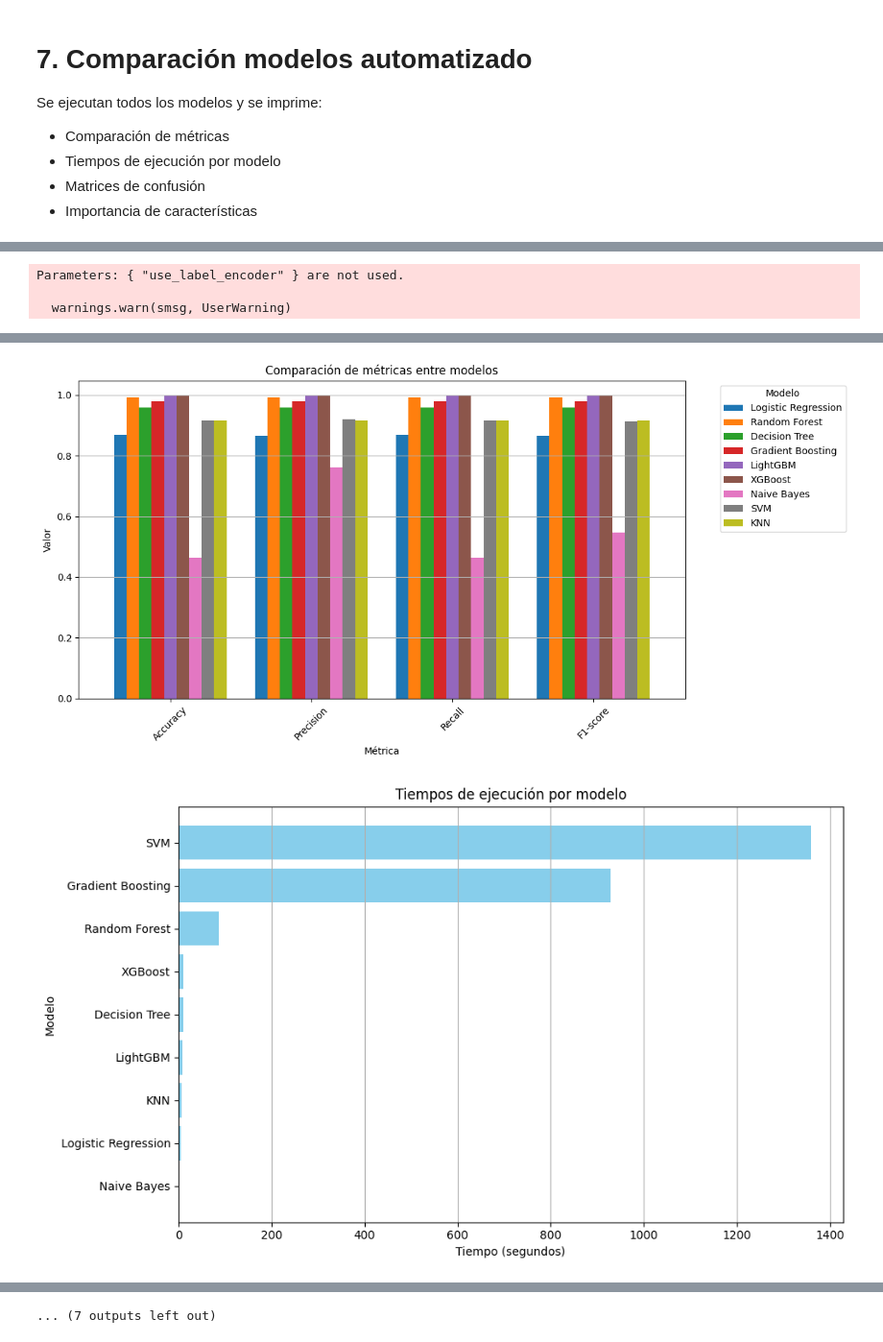
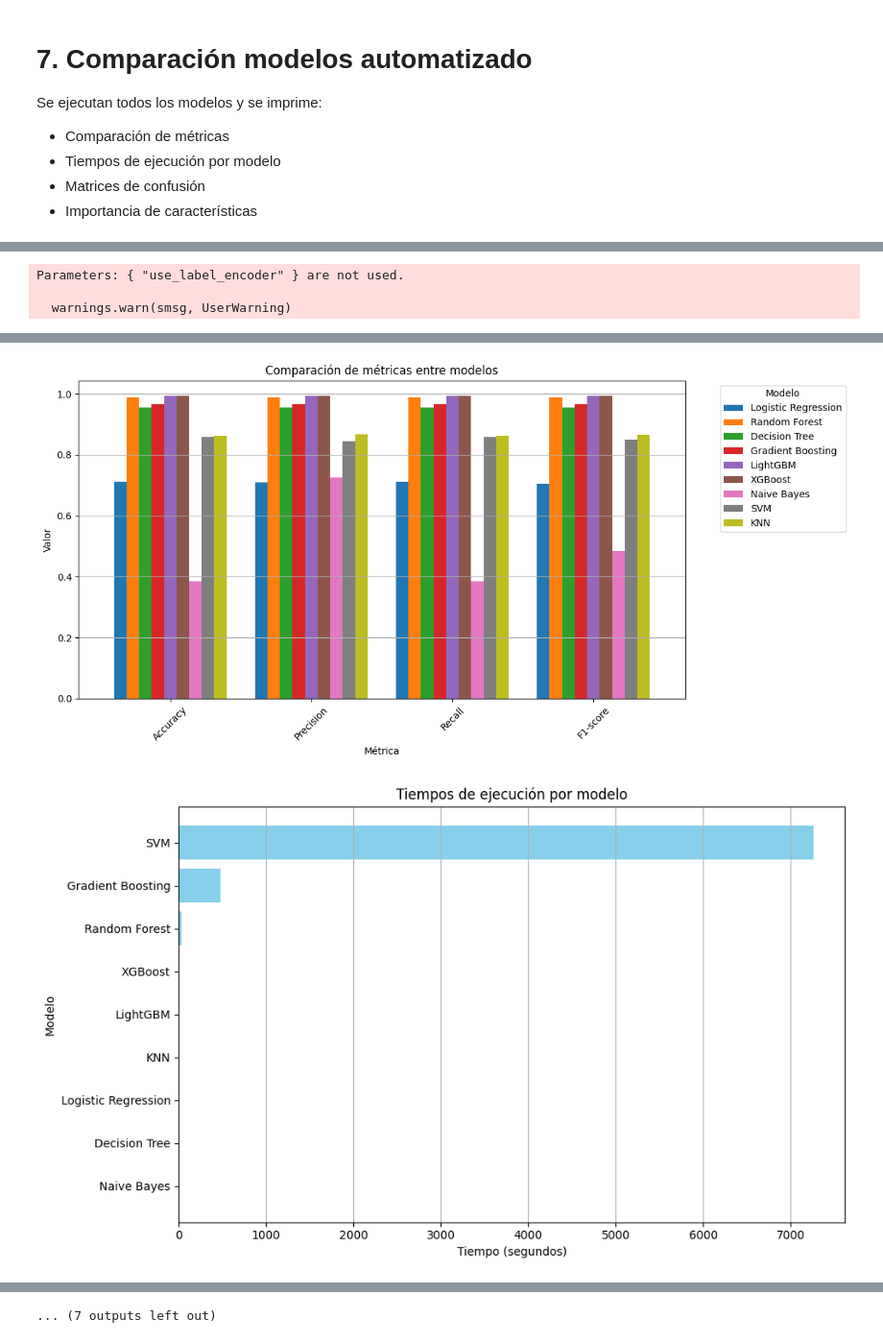
Before and after one commit to adriani94bil/Mantenimiento_Predictivo_PBL_grupo02, a Jupyter notebook: src/7_comparacion_modelos.ipynb, the cells around one changed output, grey strips where cells are left out. Shown at 96% size. Cells and saved outputs as stored; diff of their text form; code cells hidden in the pictures.

Commit message:
subida de todos los notebooks de los modelos

```diff
--- a/src/7_comparacion_modelos.ipynb
+++ b/src/7_comparacion_modelos.ipynb
@@ -25,23 +25,18 @@ from sklearn.model_selection import train_test_split
 import seaborn as sns
 import matplotlib.pyplot as plt
 
-# Cargar el dataset
-df = pd.read_csv("ultimate.csv")
+df = pd.read_csv("df_reduced.csv")
 
-# Separar características y etiquetas
 X = df.drop(columns=["Hz", "medida", "Tipo"])
 y = df["Tipo"]
 
-# Codificar etiquetas
 label_encoder = LabelEncoder()
 y_encoded = label_encoder.fit_transform(y)
 
-# División en entrenamiento y prueba con estratificación
 X_train, X_test, y_train, y_test = train_test_split(
     X, y_encoded, test_size=0.2, random_state=42, stratify=y_encoded
 )
 
-# Modelos con indicación de necesidad de escalado
 models = {
     'Logistic Regression': (LogisticRegression(max_iter=1000, random_state=42), True),
     'Random Forest': (RandomForestClassifier(n_estimators=100, random_state=42), False),
@@ -54,16 +49,13 @@ models = {
     'KNN': (KNeighborsClassifier(n_neighbors=5), True)
 }
 
-# Escalar características para los modelos que lo necesiten
 scaler = StandardScaler()
 X_train_scaled = scaler.fit_transform(X_train)
 X_test_scaled = scaler.transform(X_test)
 
-# Diccionarios para almacenar métricas y tiempos de cada modelo
 metrics_dict = {}
 times_dict = {}
 
-# Entrenamiento y evaluación de modelos
 for model_name, (model, needs_scaling) in models.items():
     start_time = time.time()
 
@@ -85,18 +77,15 @@ for model_name, (model, needs_scaling) in models.items():
     metrics_dict[model_name] = metrics
     times_dict[model_name] = time.time() - start_time
 
-# Comparación de métricas
 metrics_df = pd.DataFrame(metrics_dict).round(3)
 print("Comparación de métricas:")
 print(metrics_df)
 
-# Tiempos de ejecución
 times_df = pd.DataFrame(list(times_dict.items()), columns=['Modelo', 'Tiempo (segundos)'])
 times_df = times_df.sort_values(by='Tiempo (segundos)', ascending=False)
 print("\nTiempos de ejecución por modelo:")
 print(times_df)
 
-# Gráfica de métricas
 metrics_df.plot(kind='bar', figsize=(12, 6), width=0.8)
 plt.title('Comparación de métricas entre modelos')
 plt.xlabel('Métrica')
@@ -107,7 +96,6 @@ plt.grid(axis='y')
 plt.tight_layout()
 plt.show()
 
-# Gráfica de tiempos de ejecución
 plt.figure(figsize=(10, 6))
 plt.barh(times_df['Modelo'], times_df['Tiempo (segundos)'], color='skyblue')
 plt.xlabel('Tiempo (segundos)')
@@ -118,7 +106,6 @@ plt.grid(axis='x')
 plt.tight_layout()
 plt.show()
 
-# Matriz de confusión
 def plot_confusion_matrix(conf_matrix, title):
     plt.figure(figsize=(6, 4))
     sns.heatmap(conf_matrix, annot=True, fmt='d', cmap='Blues',
@@ -141,7 +128,6 @@ for model_name, (model, needs_scaling) in models.items():
     plot_confusion_matrix(conf_matrix, f'Matriz de Confusión\n{model_name}')
     plt.show()
 
-# Importancia de características para modelos basados en árboles
 for model_name, (model, needs_scaling) in models.items():
     if hasattr(model, 'feature_importances_'):
         feature_importances = model.feature_importances_
@@ -188,2 +174,2 @@ F1-score               0.978     0.996    0.997        0.548  0.914  0.915
-[figure, old version]
+[figure, new version]
-[figure, old version]
+[figure, new version]
```
Also changed, not shown: parts of 1 cell of this notebook, 3 other files.
